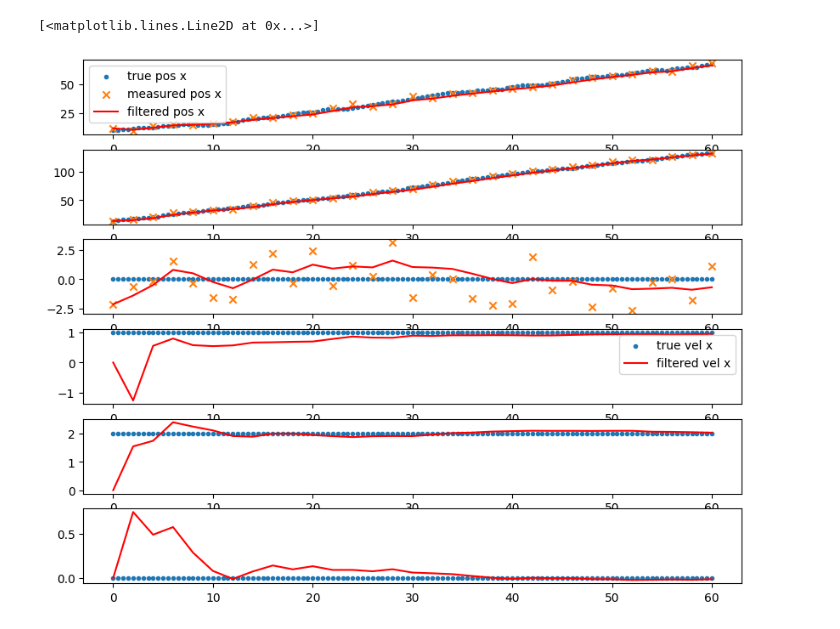
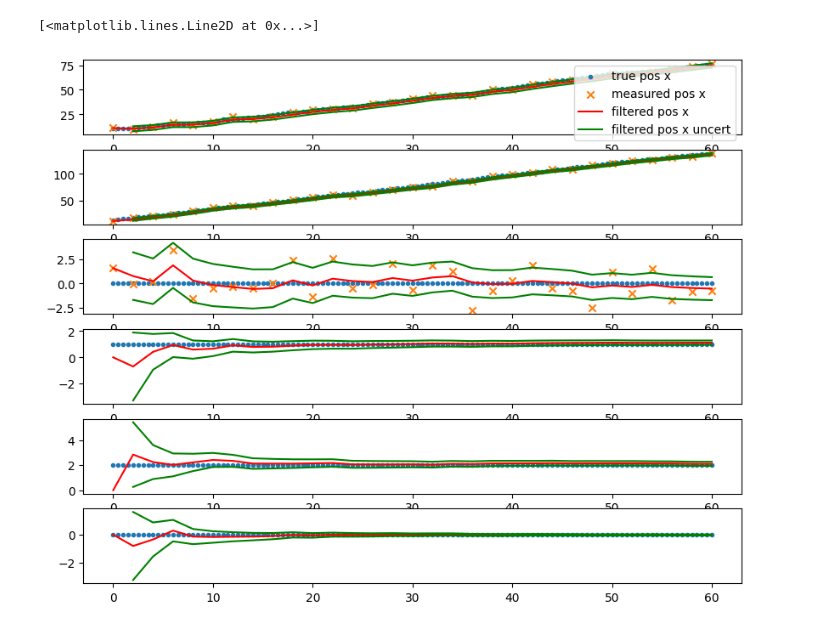
Before and after one commit to eholmgre/tda, a Jupyter notebook: notebook/oracle_single_target_no_clutter.ipynb, the cells around one changed output. Saved outputs shown, nothing was run; the diff lists cells and outputs as text; code cells hidden in the pictures.

Commit message:
added ground truth but other stuff is broken

```diff
--- a/notebook/oracle_single_target_no_clutter.ipynb
+++ b/notebook/oracle_single_target_no_clutter.ipynb
@@ -15,7 +15,7 @@ from tda.tracker.tracker_param import TrackerParam
 # %%
 sim = Simulation()
 
-platform = LTIObject(1, np.array([50, 50, 0]), sim, np.zeros((3, 3)))
+platform = LTIObject(1, np.array([25, 25, 0]), sim, np.zeros((3, 3)))
 oracle = Oracle(1, platform, 2.0, np.eye(3) * 2.25)
 platform.add_payload(oracle)
 
@@ -29,7 +29,11 @@ sim._sim_objects.extend([platform, target])
 
 sim_records = sim.run()
 
-plt.scatter(sim_records["lti_object2"]["x"], sim_records["lti_object2"]["y"], c=sim_records["lti_object2"]["t"])
-plt.scatter(sim_records["oracle1"]["target_x"] + sim_records["oracle1"]["sensor_x"], sim_records["oracle1"]["target_y"] + sim_records["oracle1"]["sensor_y"], marker="x")
+gt = sim._sim_objects[-1].ground_truth
+
+
+plt.scatter([x[0] for (t, x) in gt.history], [x[1] for (t, x) in gt.history], c=sim_records["lti_object2"]["t"])
+plt.scatter(sim_records["oracle1"]["target_x"], sim_records["oracle1"]["target_y"], marker="x")
+#plt.scatter(sim_records["oracle1"]["target_x"] + sim_records["oracle1"]["sensor_x"], sim_records["oracle1"]["target_y"] + sim_records["oracle1"]["sensor_y"], marker="x")
 # %% [output]
 <matplotlib.collections.PathCollection at 0x...>
@@ -78,33 +96,63 @@ for frame in sim.meas_queue:
 kf_record = tracker.tracks[0].filter.record()
 # %%
+track = tracker.tracks[0]
+
 fig, axs = plt.subplots(6)
 fig.set_size_inches((10, 8))
-axs[0].scatter(sim_records["lti_object2"]["t"], sim_records["lti_object2"]["x"], marker=".", label="true pos x")
+axs[0].scatter([t for (t, x) in gt.history], [x[0] for (t, x) in gt.history], marker=".", label="true pos x")
 axs[0].scatter(sim_records["oracle1"]["t"], sim_records["lti_object1"]["x"][0] \
                + sim_records["oracle1"]["target_x"], marker="x", label="measured pos x")
-axs[0].plot(kf_record["t"], sim_records["lti_object1"]["x"][0] \
-            + kf_record["x_hat"][:, 0], color="red", label="filtered pos x")
+
+filtered_x, uncert_x, time_x = track.get_state_hist(0)
+
+axs[0].plot(time_x, sim_records["lti_object1"]["x"][0] +filtered_x, color="red", label="filtered pos x")
+axs[0].plot(time_x[1:], sim_records["lti_object1"]["x"][0] + uncert_x[1:, 0], color="green", label="filtered pos x uncert")
+axs[0].plot(time_x[1:], sim_records["lti_object1"]["x"][0] + uncert_x[1:, 1], color="green")
 axs[0].legend()
 
-axs[1].scatter(sim_records["lti_object2"]["t"], sim_records["lti_object2"]["y"], marker=".", label="true pos y")
+axs[1].scatter([t for (t, x) in gt.history], [x[1] for (t, x) in gt.history], marker=".", label="true pos x")
 axs[1].scatter(sim_records["oracle1"]["t"], sim_records["lti_object1"]["y"][0] \
-               + sim_records["oracle1"]["target_y"], marker="x", label="measured pos y")
-axs[1].plot(kf_record["t"], sim_records["lti_object1"]["y"][0] \
-            + kf_record["x_hat"][:, 1], color="red", label="filtered pos y")
+               + sim_records["oracle1"]["target_y"], marker="x", label="measured pos x")
 
-axs[2].scatter(sim_records["lti_object2"]["t"], sim_records["lti_object2"]["z"], marker=".", label="true pos z")
-axs[2].scatter(sim_records["oracle1"]["t"], sim_records["oracle1"]["target_z"], marker="x", label="measured pos z")
-axs[2].plot(kf_record["t"], kf_record["x_hat"][:, 2], color="red", label="filtered pos z")
+filtered_y, uncert_y, time_y = track.get_state_hist(1)
 
-axs[3].scatter(sim_records["lti_object2"]["t"], sim_records["lti_object2"]["xdot"], marker=".", label="true vel x")
-axs[3].plot(kf_record["t"], kf_record["x_hat"][:, 3], color="red", label="filtered vel x")
-axs[3].legend()
+axs[1].plot(time_y, sim_records["lti_object1"]["y"][0] +filtered_y, color="red", label="filtered pos y")
+axs[1].plot(time_y[1:], sim_records["lti_object1"]["y"][0] + uncert_y[1:, 0], color="green", label="filtered pos y uncert")
+axs[1].plot(time_y[1:], sim_records["lti_object1"]["y"][0] + uncert_y[1:, 1], color="green")
 
-axs[4].scatter(sim_records["lti_object2"]["t"], sim_records["lti_object2"]["ydot"], marker=".", label="true vel y")
-axs[4].plot(kf_record["t"], kf_record["x_hat"][:, 4], color="red", label="filtered pos y")
+axs[2].scatter([t for (t, x) in gt.history], [x[2] for (t, x) in gt.history], marker=".", label="true pos z")
+axs[2].scatter(sim_records["oracle1"]["t"], sim_records["lti_object1"]["z"][0] \
+               + sim_records["oracle1"]["target_z"], marker="x", label="measured pos z")
 
-axs[5].scatter(sim_records["lti_object2"]["t"], sim_records["lti_object2"]["zdot"], marker=".", label="true vel z")
-axs[5].plot(kf_record["t"], kf_record["x_hat"][:, 5], color="red", label="filtered pos z")
+filtered_z, uncert_z, time_z = track.get_state_hist(2)
+
+axs[2].plot(time_z, sim_records["lti_object1"]["z"][0] +filtered_z, color="red", label="filtered pos z")
+axs[2].plot(time_z[1:], sim_records["lti_object1"]["z"][0] + uncert_z[1:, 0], color="green", label="filtered pos z uncert")
+axs[2].plot(time_z[1:], sim_records["lti_object1"]["z"][0] + uncert_z[1:, 1], color="green")
+
+axs[3].scatter([t for (t, x) in gt.history], [x[3] for (t, x) in gt.history], marker=".", label="true xdot")
+
+filtered_xdot, uncert_xdot, time_xdot = track.get_state_hist(3)
+
+axs[3].plot(time_xdot, filtered_xdot, color="red", label="filtered xdot")
+axs[3].plot(time_xdot[1:], uncert_xdot[1:, 0], color="green", label="filtered xdot uncert")
+axs[3].plot(time_xdot[1:], uncert_xdot[1:, 1], color="green")
+
+axs[4].scatter([t for (t, x) in gt.history], [x[4] for (t, x) in gt.history], marker=".", label="true ydot")
+
+filtered_ydot, uncert_ydot, time_ydot = track.get_state_hist(4)
+
+axs[4].plot(time_ydot, filtered_ydot, color="red", label="filtered ydot")
+axs[4].plot(time_ydot[1:], uncert_ydot[1:, 0], color="green", label="filtered ydot uncert")
+axs[4].plot(time_ydot[1:], uncert_ydot[1:, 1], color="green")
+
+axs[5].scatter([t for (t, x) in gt.history], [x[5] for (t, x) in gt.history], marker=".", label="true zdot")
+
+filtered_zdot, uncert_zdot, time_zdot = track.get_state_hist(5)
+
+axs[5].plot(time_zdot, filtered_zdot, color="red", label="filtered zdot")
+axs[5].plot(time_zdot[1:], uncert_zdot[1:, 0], color="green", label="filtered zdot uncert")
+axs[5].plot(time_zdot[1:], uncert_zdot[1:, 1], color="green")
 # %% [output]
 [<matplotlib.lines.Line2D at 0x...>]
-[figure, old version]
+[figure, new version]
```
Also changed, not shown: parts of 8 cells of this notebook, 5 other files.
